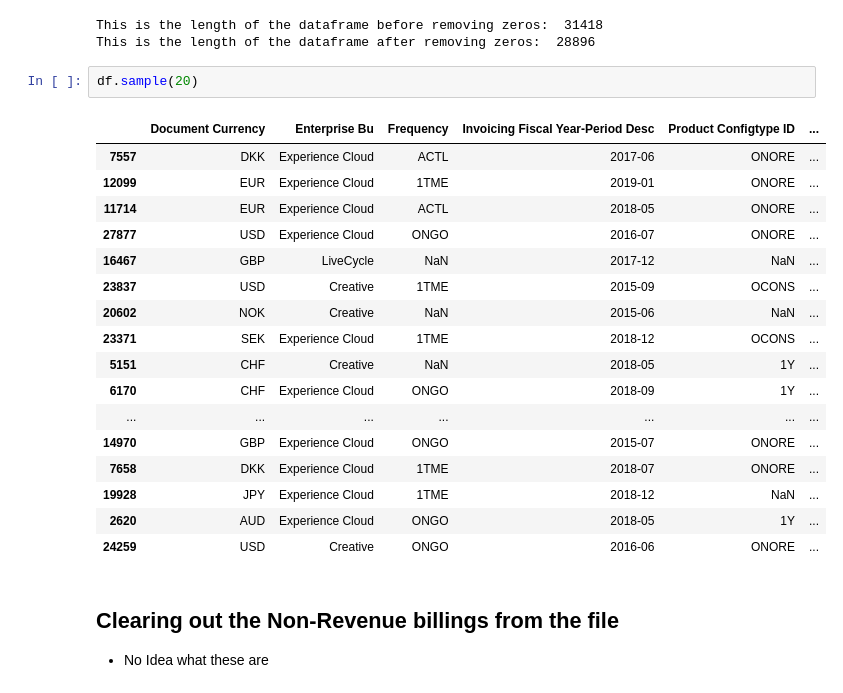
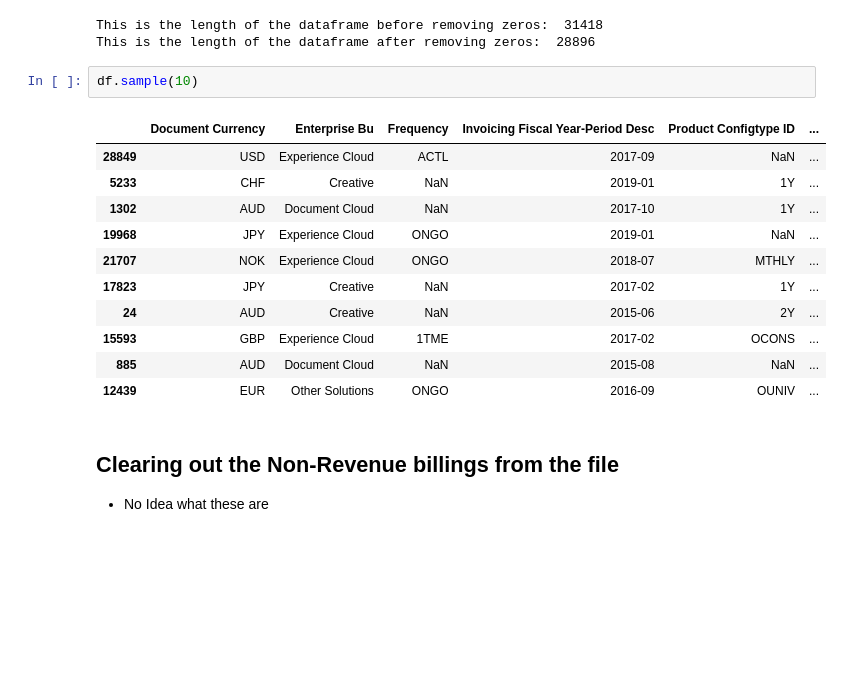
Before and after one commit to davidjsmith44/Deferred_Revenue_Forecast, a Jupyter notebook: src/deferred_all_pandas.ipynb, the cells around one changed output. Saved outputs shown, nothing was run; the diff lists cells and outputs as text; blank space fills up the shorter version.

```diff
--- a/src/deferred_all_pandas.ipynb
+++ b/src/deferred_all_pandas.ipynb
@@ -55,25 +55,19 @@ print('This is the length of the dataframe after removing zeros: ', len(df))
 This is the length of the dataframe before removing zeros:  31418
 This is the length of the dataframe after removing zeros:  28896
 # %%
-df.sample(20)
+df.sample(10)
 # %% [output]
 |  | Document Currency | Enterprise Bu | Frequency | Invoicing Fiscal Year-Period Desc | Product Configtype ID | ... |
-| 7557 | DKK | Experience Cloud | ACTL | 2017-06 | ONORE | ... |
-| 12099 | EUR | Experience Cloud | 1TME | 2019-01 | ONORE | ... |
-| 11714 | EUR | Experience Cloud | ACTL | 2018-05 | ONORE | ... |
-| 27877 | USD | Experience Cloud | ONGO | 2016-07 | ONORE | ... |
-| 16467 | GBP | LiveCycle | NaN | 2017-12 | NaN | ... |
-| 23837 | USD | Creative | 1TME | 2015-09 | OCONS | ... |
-| 20602 | NOK | Creative | NaN | 2015-06 | NaN | ... |
-| 23371 | SEK | Experience Cloud | 1TME | 2018-12 | OCONS | ... |
-| 5151 | CHF | Creative | NaN | 2018-05 | 1Y | ... |
-| 6170 | CHF | Experience Cloud | ONGO | 2018-09 | 1Y | ... |
-| ... | ... | ... | ... | ... | ... | ... |
-| 14970 | GBP | Experience Cloud | ONGO | 2015-07 | ONORE | ... |
-| 7658 | DKK | Experience Cloud | 1TME | 2018-07 | ONORE | ... |
-| 19928 | JPY | Experience Cloud | 1TME | 2018-12 | NaN | ... |
-| 2620 | AUD | Experience Cloud | ONGO | 2018-05 | 1Y | ... |
-| 24259 | USD | Creative | ONGO | 2016-06 | ONORE | ... |
+| 28849 | USD | Experience Cloud | ACTL | 2017-09 | NaN | ... |
+| 5233 | CHF | Creative | NaN | 2019-01 | 1Y | ... |
+| 1302 | AUD | Document Cloud | NaN | 2017-10 | 1Y | ... |
+| 19968 | JPY | Experience Cloud | ONGO | 2019-01 | NaN | ... |
+| 21707 | NOK | Experience Cloud | ONGO | 2018-07 | MTHLY | ... |
+| 17823 | JPY | Creative | NaN | 2017-02 | 1Y | ... |
+| 24 | AUD | Creative | NaN | 2015-06 | 2Y | ... |
+| 15593 | GBP | Experience Cloud | 1TME | 2017-02 | OCONS | ... |
+| 885 | AUD | Document Cloud | NaN | 2015-08 | NaN | ... |
+| 12439 | EUR | Other Solutions | ONGO | 2016-09 | OUNIV | ... |
 # %% [markdown]
 ## Clearing out the Non-Revenue billings from the file
  - No Idea what these are
```
Also changed, not shown: parts of 31 cells of this notebook.
